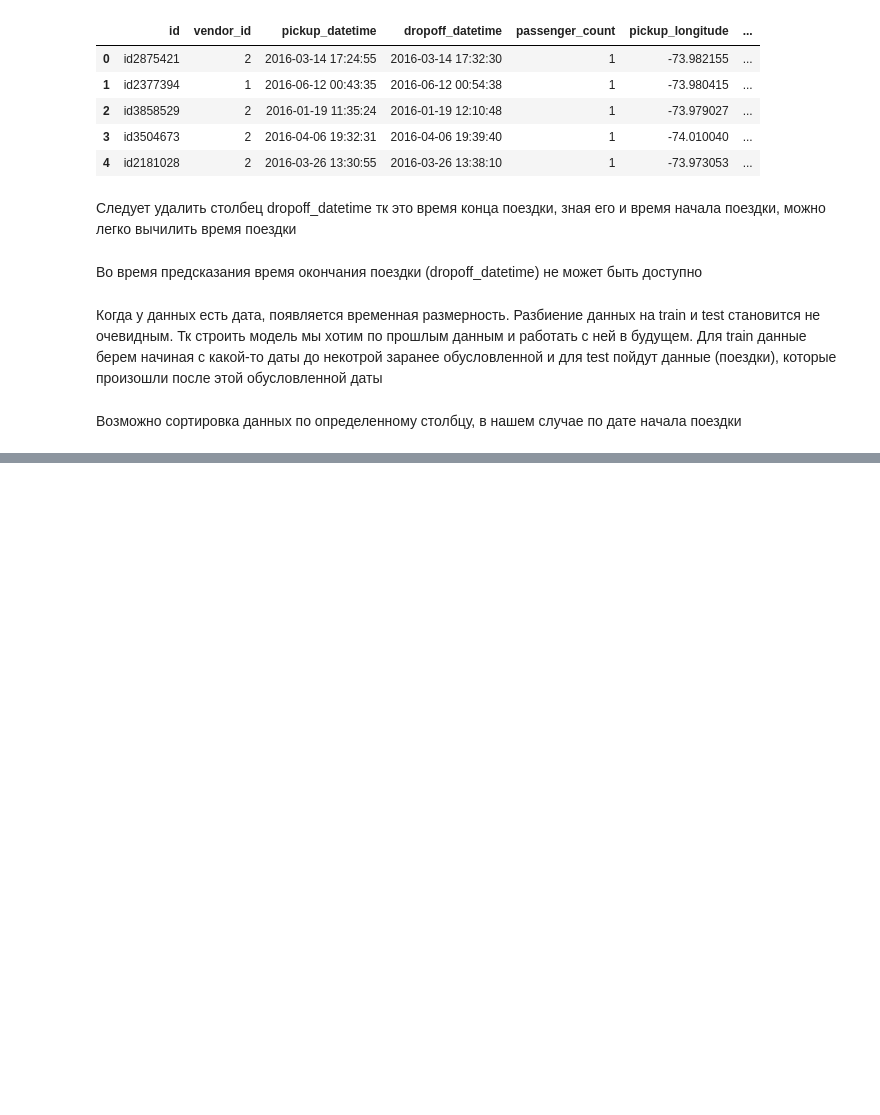
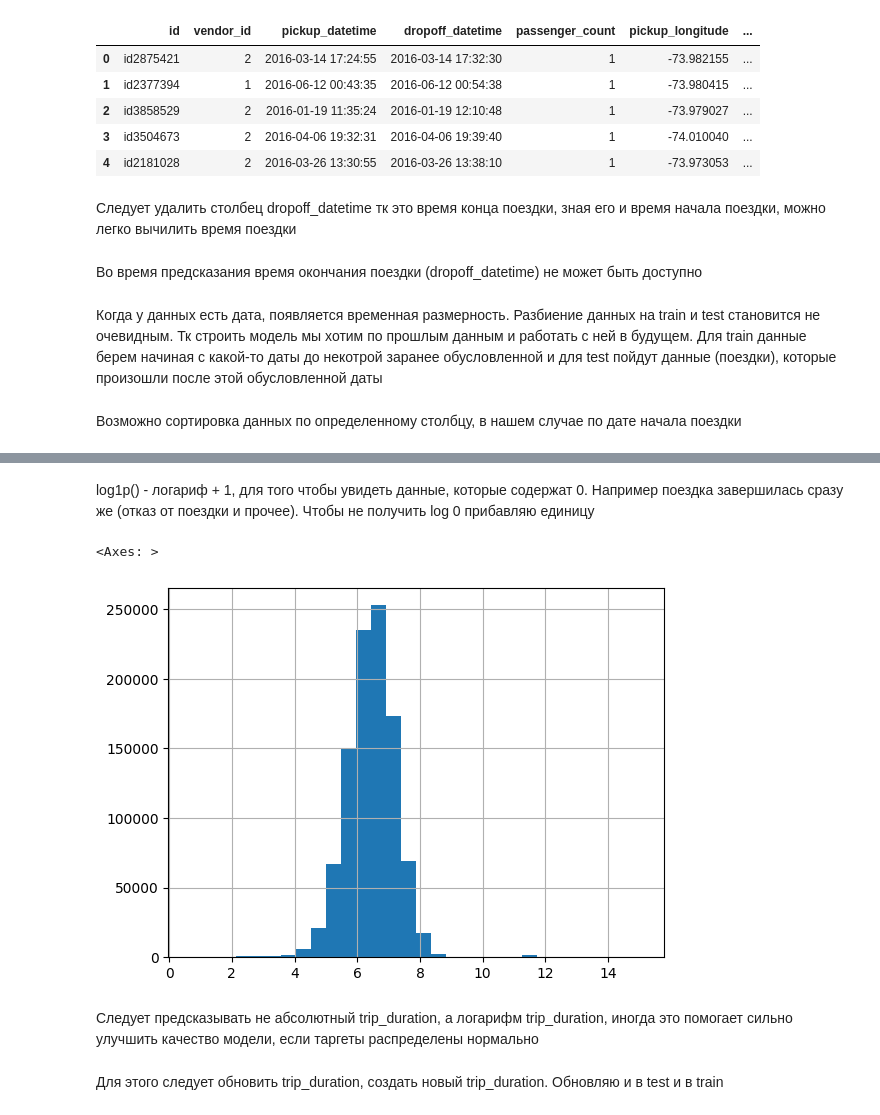
Before and after one commit to GarifullinII/LinearRegression, a Jupyter notebook: linear_regression.ipynb, the cells around one changed output, grey strips where cells are left out. Drawn from its saved outputs; the diff is of its cells as text; code cells hidden in the pictures; blank space fills up the shorter version.

```diff
--- a/linear_regression.ipynb
+++ b/linear_regression.ipynb
@@ -109,0 +115,11 @@ df.sort_values(by='pickup_datetime')
+# %% [markdown]
+log1p() - логариф + 1, для того чтобы увидеть данные, которые содержат 0. Например поездка завершилась сразу же (отказ от поездки и прочее). Чтобы не получить log 0 прибавляю единицу
+# %%
+np.log1p(train_df.trip_duration).hist(bins=30)
+# %% [output]
+<Axes: >
+[figure, added]
+# %% [markdown]
+Следует предсказывать не абсолютный trip_duration, а логарифм trip_duration, иногда это помогает сильно улучшить качество модели, если таргеты распределены нормально
+# %% [markdown]
+Для этого следует обновить trip_duration, создать новый trip_duration. Обновляю и в test и в train
```
Also changed, not shown: parts of 9 cells of this notebook.
